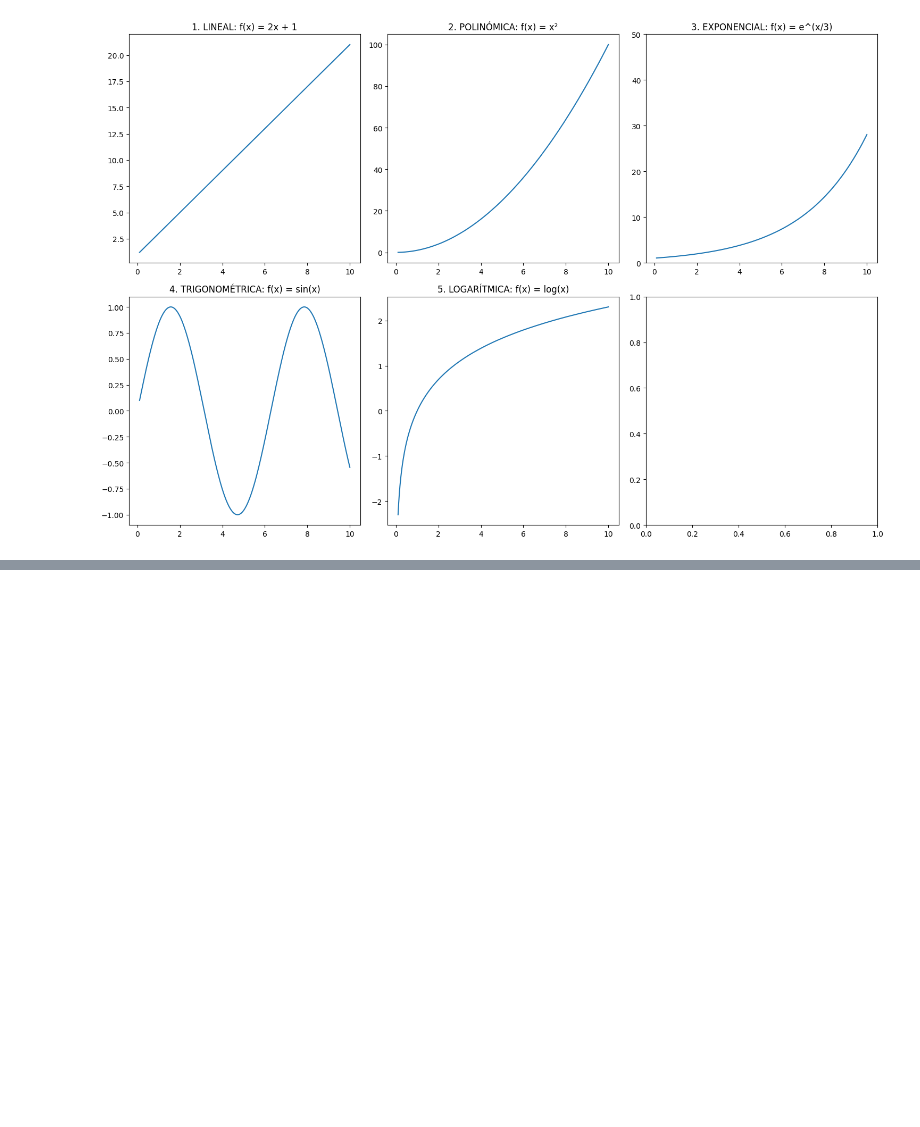
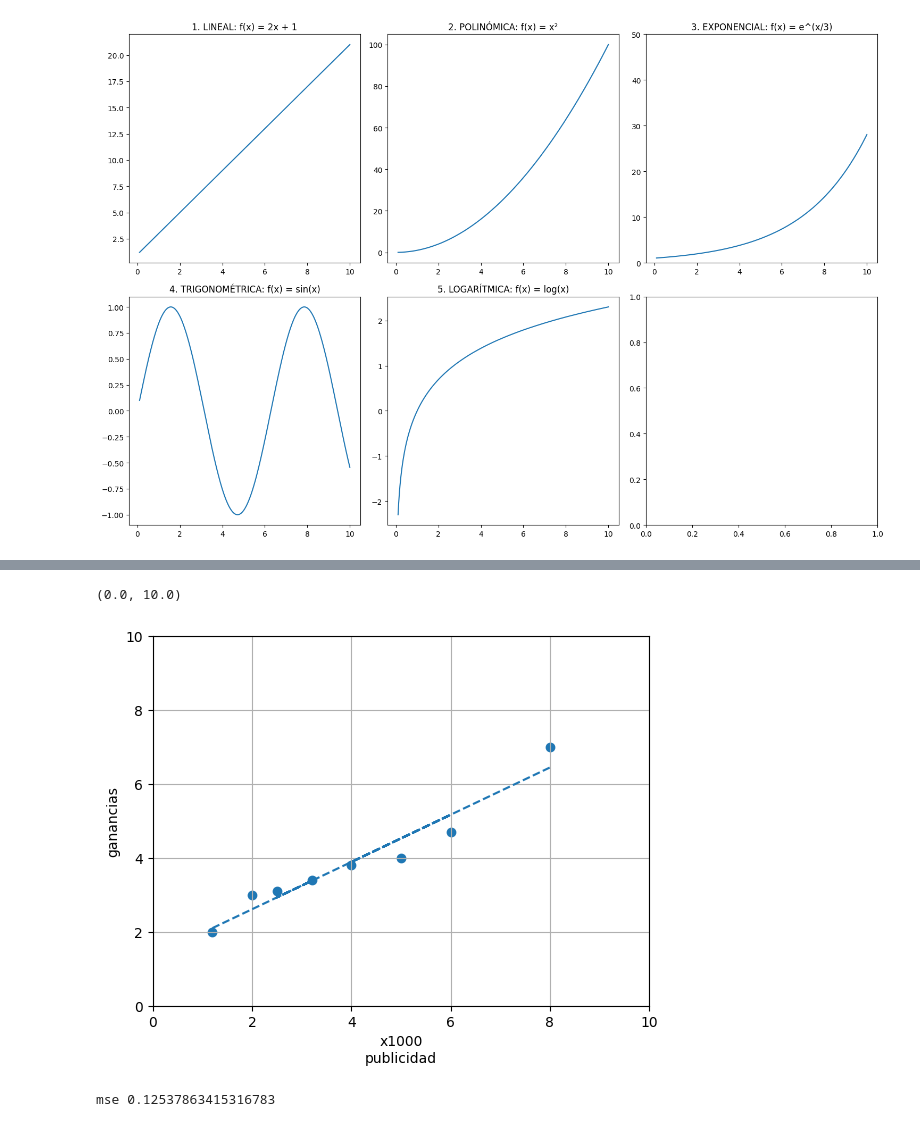
Before and after one commit to hamtras591/bootcamp-fundamentos-ciencia-de-datos, a Jupyter notebook: 03_funciones_dts_AI/02_funciones/01_todo_sobre_funciones.ipynb, the cells around one changed output, grey strips where cells are left out. Cells and saved outputs as stored; diff of their text form; code cells hidden in the pictures; blank space fills up the shorter version.

```diff
--- a/03_funciones_dts_AI/02_funciones/01_todo_sobre_funciones.ipynb
+++ b/03_funciones_dts_AI/02_funciones/01_todo_sobre_funciones.ipynb
@@ -253,0 +312,26 @@ plt.show()
+# %%
+plt.scatter(x,y)
+plt.plot(x,y_prima, '--')
+
+plt.xlabel('x1000\npublicidad')
+plt.ylabel('ganancias')
+
+plt.grid()
+
+plt.xlim(0,10)
+plt.ylim(0,10)
+# %% [output]
+(0.0, 10.0)
+[figure, added]
+# %%
+sum_y_prima = np.sum(y_prima, axis=0)
+
+def MSE():
+    return (1/n) * np.sum((y - y_prima)**2, axis=0)
+mse = MSE()
+
+print(f"""
+mse {mse}
+""")
+# %% [output]
+mse 0.12537863415316783
```
Also changed, not shown: parts of 2 cells of this notebook.
